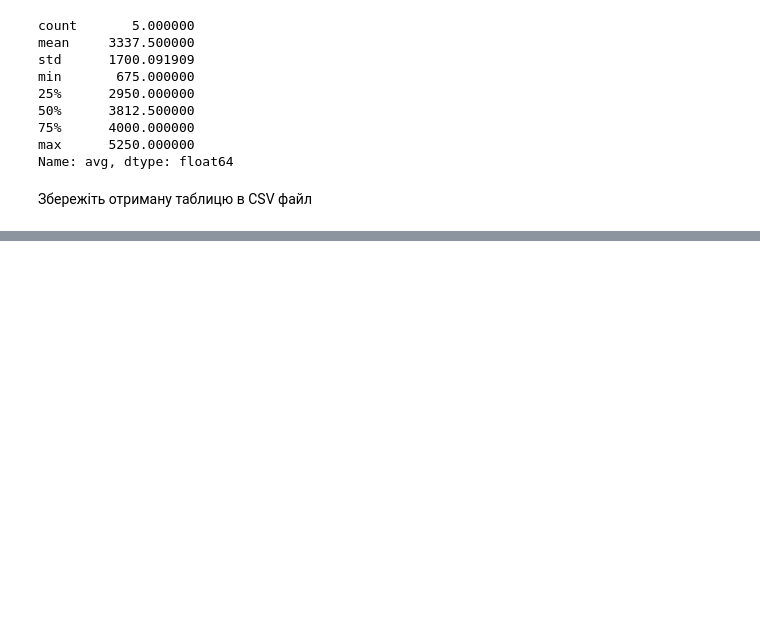
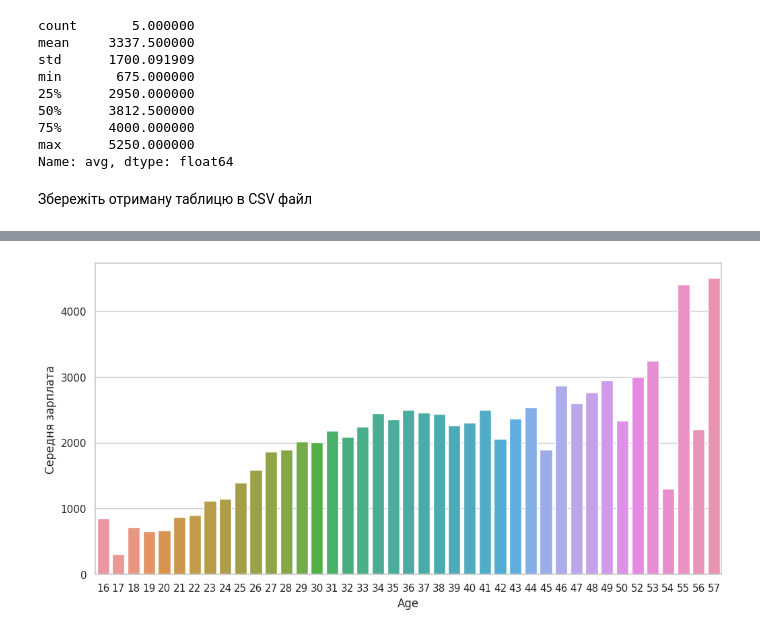
Before and after one commit to ZatokaV/DS_W_2, a Jupyter notebook: Hw2_2.ipynb, the cells around one changed output, grey strips where cells are left out. Saved outputs shown, nothing was run; the diff lists cells and outputs as text; code cells hidden in the pictures; blank space fills up the shorter version.

```diff
--- a/Hw2_2.ipynb
+++ b/Hw2_2.ipynb
@@ -167,0 +182,13 @@ new_df.to_csv('salary_stats.csv', index=True)
+# %%
+mean_salary_by_city = df.groupby('Возраст')['Зарплата.в.месяц'].mean()
+
+fig, ax = plt.subplots(figsize=(12, 6))
+
+di = sns.barplot(x=mean_salary_by_city.index, y=mean_salary_by_city.values, ax=ax)
+
+plt.xlabel('Age')
+plt.ylabel('Середня зарплата')
+
+plt.show()
+# %% [output]
+[figure, added]
```
Also changed, not shown: parts of 3 cells of this notebook.
